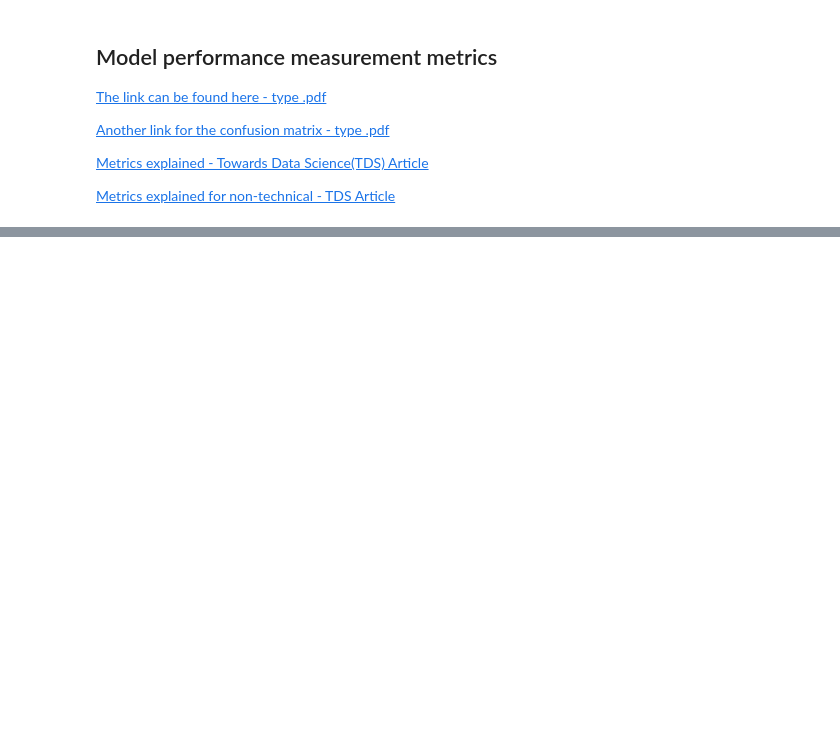
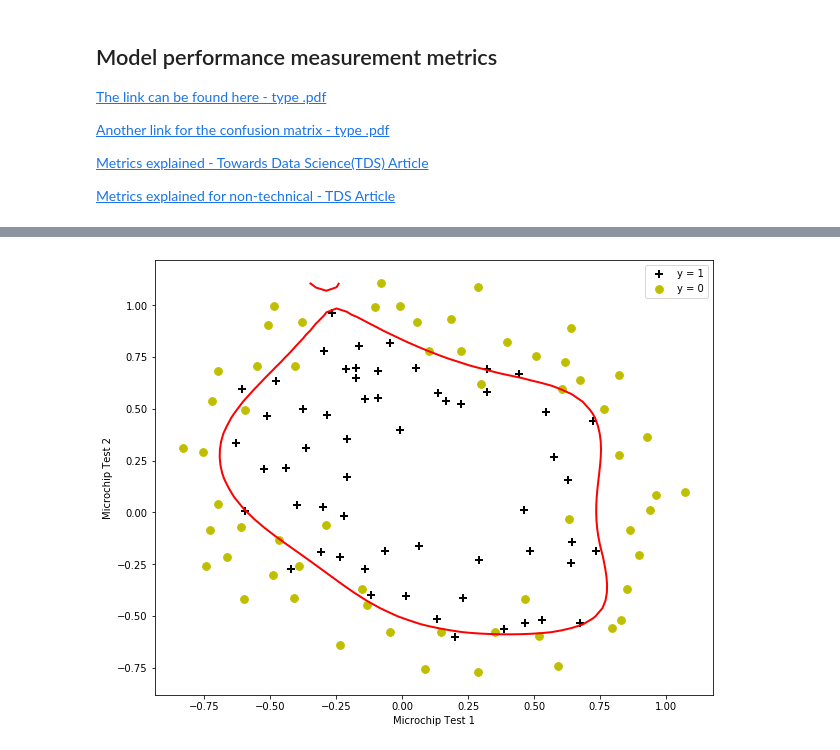
Before and after one commit to mcagriardic/Andrew-NG-Coursera, a Jupyter notebook: ex2/Logistic Regression with Regularisation.ipynb, the cells around one changed output, grey strips where cells are left out. Saved outputs shown, nothing was run; the diff lists cells and outputs as text; code cells hidden in the pictures; blank space fills up the shorter version.

```diff
--- a/ex2/Logistic Regression with Regularisation.ipynb
+++ b/ex2/Logistic Regression with Regularisation.ipynb
@@ -357,0 +303,12 @@ axes.contour(xx1, xx2, h, [0.5], linewidths=2, colors='r');
+# %%
+fig, axes = plt.subplots(1,1, sharey = True, figsize=(10,8))
+plotData(ex2data2, 'Microchip Test 1', 'Microchip Test 2', 'y = 1', 'y = 0')
+
+x1_min, x1_max = X[:,0].min(), X[:,0].max(),
+x2_min, x2_max = X[:,1].min(), X[:,1].max(),
+xx1, xx2 = np.meshgrid(np.linspace(x1_min, x1_max), np.linspace(x2_min, x2_max))
+h = self._sigmoid(poly.fit_transform(np.c_[xx1.ravel(), xx2.ravel()]).dot(self.thetas))
+h = h.reshape(xx1.shape)
+axes.contour(xx1, xx2, h, [0.5], linewidths=2, colors='r');
+# %% [output]
+[figure, added]
```
Also changed, not shown: parts of 11 cells of this notebook, 1 other file.
